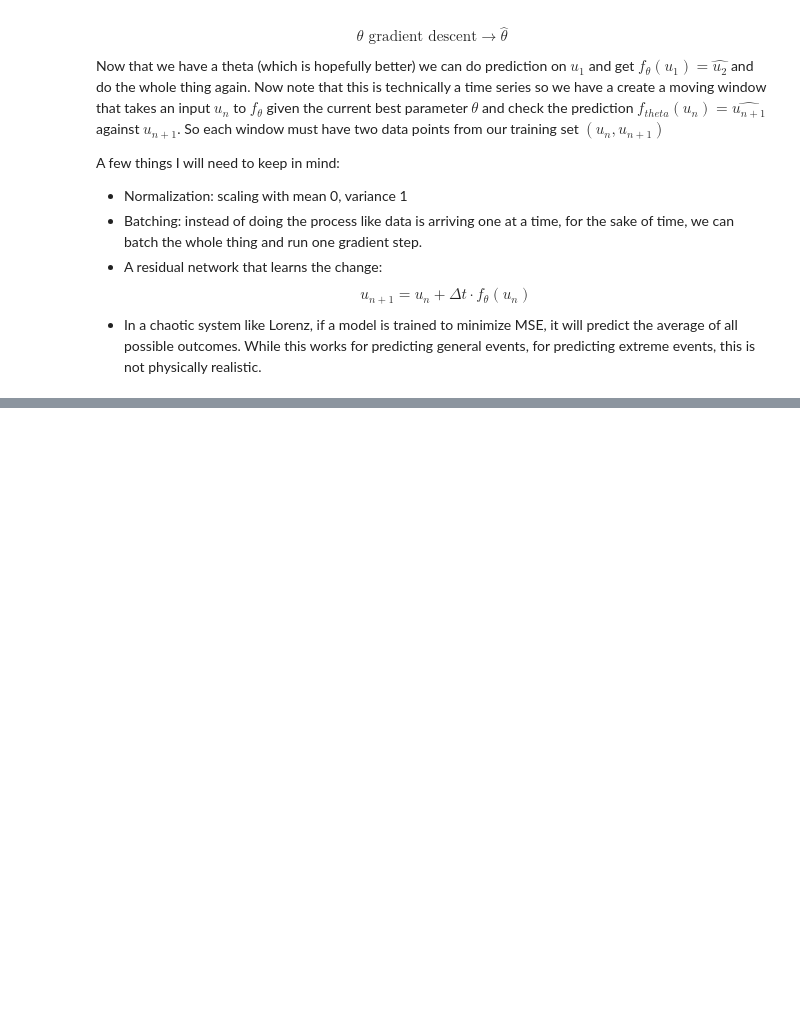
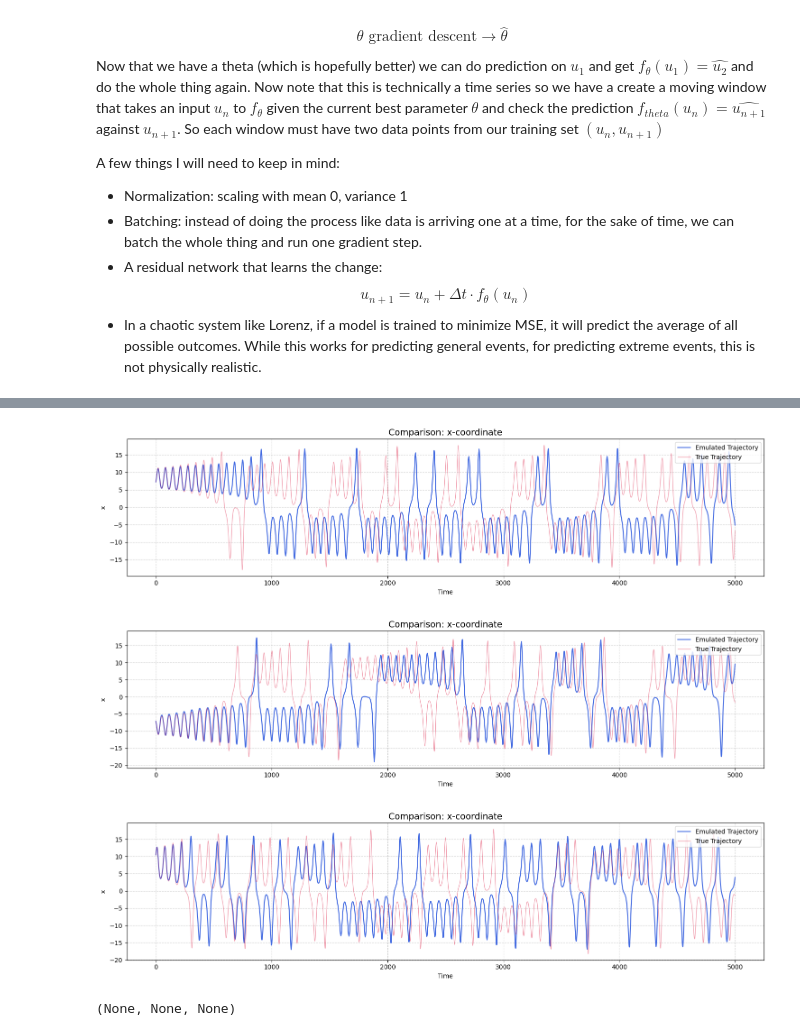
Before and after one commit to Sajidbm/Climate-Modeling, a Jupyter notebook: neuralNetapprox.ipynb, the cells around one changed output, grey strips where cells are left out. Drawn from its saved outputs; the diff is of its cells as text; code cells hidden in the pictures; blank space fills up the shorter version.

```diff
--- a/neuralNetapprox.ipynb
+++ b/neuralNetapprox.ipynb
@@ -151,0 +158,55 @@ plt.semilogy(train_loss_history)
+# %%
+# testing
+
+iterations = 4999
+testing_init = testing_set[:, 0]
+
+rollout_func = rollout(lorenz_approx, iterations, include_init=True)
+emulated_traj = jax.vmap(rollout_func)(testing_init)
+# %%
+def plot_coordinate_comparison(coord_idx, emulated_traj, true_traj):
+    """
+    Plots a comparison between emulated and true trajectories for a specific coordinate.
+
+    Args:
+        coord_idx (int): 0 for 'x', 1 for 'y', 2 for 'z'
+        emulated_traj: Array of shape (T, 3)
+        true_traj: Array of shape (T, 3)
+    """
+    labels = ["x", "y", "z"]
+    colors = ["royalblue", "crimson"]
+
+    # Validation
+    if coord_idx not in [0, 1, 2]:
+        print("Error: coord_idx must be 0 (x), 1 (y), or 2 (z)")
+        return
+
+    time = jnp.arange(len(emulated_traj))
+
+    fig, ax = plt.subplots(figsize=(15, 4))
+
+    # Plotting
+    ax.plot(time, emulated_traj[:, coord_idx],
+            lw=1.5, color=colors[0], label="Emulated Trajectory")
+
+    ax.plot(time, true_traj[:, coord_idx],
+            lw=1.0, color=colors[1], alpha=0.4, label="True Trajectory")
+
+    # Formatting
+    ax.set_title(f"Comparison: {labels[coord_idx]}-coordinate", fontsize=14)
+    ax.set_xlabel("Time")
+    ax.set_ylabel(f"{labels[coord_idx]}")
+    ax.grid(True, linestyle="--", alpha=0.6)
+    ax.legend(loc="upper right")
+
+    plt.tight_layout()
+    plt.show()
+
+
+# 3 different initial conditions
+plot_coordinate_comparison(0, emulated_traj[0], testing_set[0]), plot_coordinate_comparison(0, emulated_traj[1], testing_set[1]), plot_coordinate_comparison(0, emulated_traj[2], testing_set[2])
+# %% [output]
+[figure, added]
+[figure, added]
+[figure, added]
+(None, None, None)
```
Also changed, not shown: parts of 10 cells of this notebook, 2 other files.
